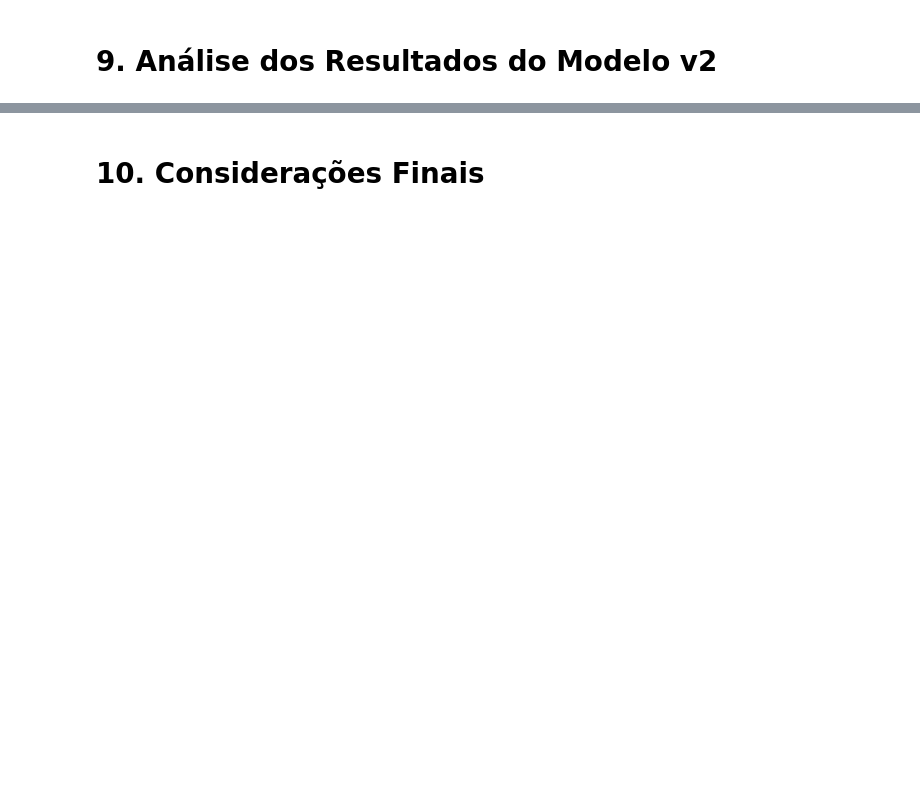
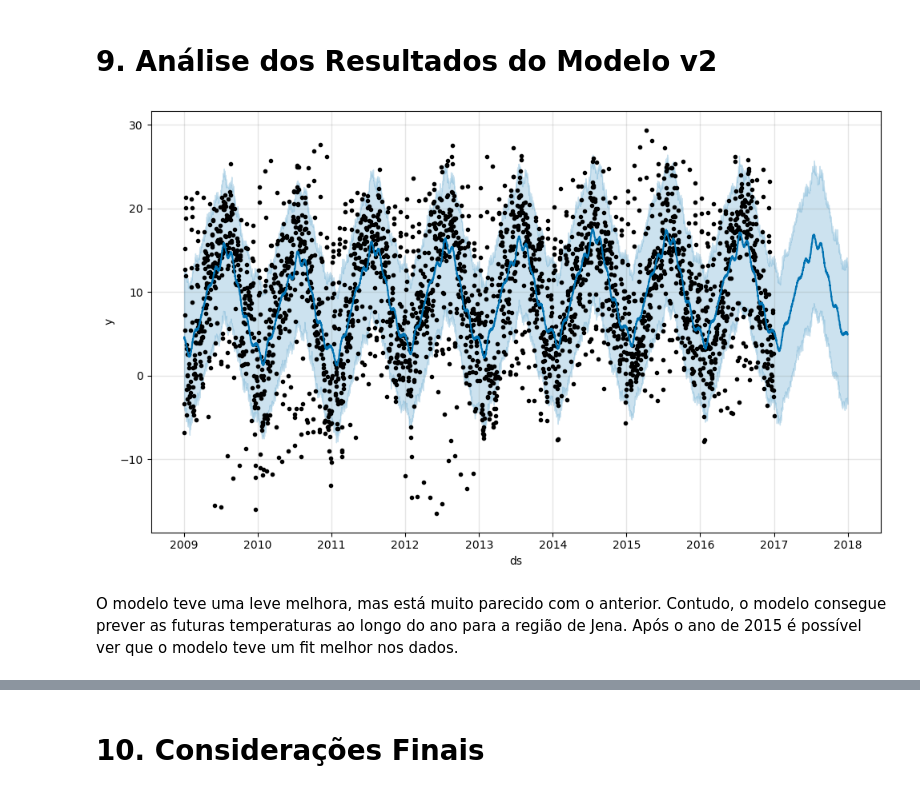
Before and after one commit to marcosmorais94/climate_forecast, a Jupyter notebook: climate_forecast_ml.ipynb, the cells around one changed output, grey strips where cells are left out. Cells and saved outputs as stored; diff of their text form; code cells hidden in the pictures; blank space fills up the shorter version.

```diff
--- a/climate_forecast_ml.ipynb
+++ b/climate_forecast_ml.ipynb
@@ -523,3 +529,9 @@ print(best_params)
 {'changepoint_prior_scale': 0.5, 'seasonality_prior_scale': 10.0}
 # %% [markdown]
 # 8. Modelo v2
+# %%
+# Cria o modelo prophet como objeto python
+modelo_v2 = Prophet(changepoint_prior_scale = 0.5, seasonality_prior_scale = 10.0)
+# %%
+# Fit do modelo
+modelo_v2.fit(df_modelo)
@@ -525,0 +542,4 @@ print(best_params)
+# %%
+# Prepara o dataset com input das datas com as previsões
+future = modelo_v2.make_future_dataframe(periods=365)
+future.tail()
@@ -525,0 +553,3 @@ print(best_params)
+# %%
+# Previsões com o Prophet
+forecast = modelo_v2.predict(future)
@@ -526,2 +566,9 @@ print(best_params)
 # %% [markdown]
 # 9. Análise dos Resultados do Modelo v2
+# %%
+# Plot do modelo
+fig_v2 = modelo_v2.plot(forecast)
+# %% [output]
+[figure, added]
+# %% [markdown]
+O modelo teve uma leve melhora, mas está muito parecido com o anterior. Contudo, o modelo consegue prever as futuras temperaturas ao longo do ano para a região de Jena. Após o ano de 2015 é possível ver que o modelo teve um fit melhor nos dados.
```
Also changed, not shown: parts of 27 cells of this notebook.
